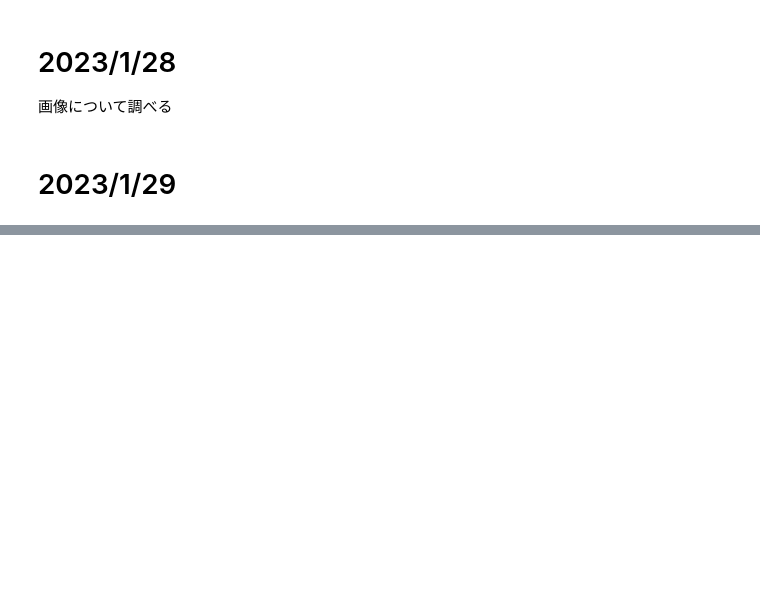
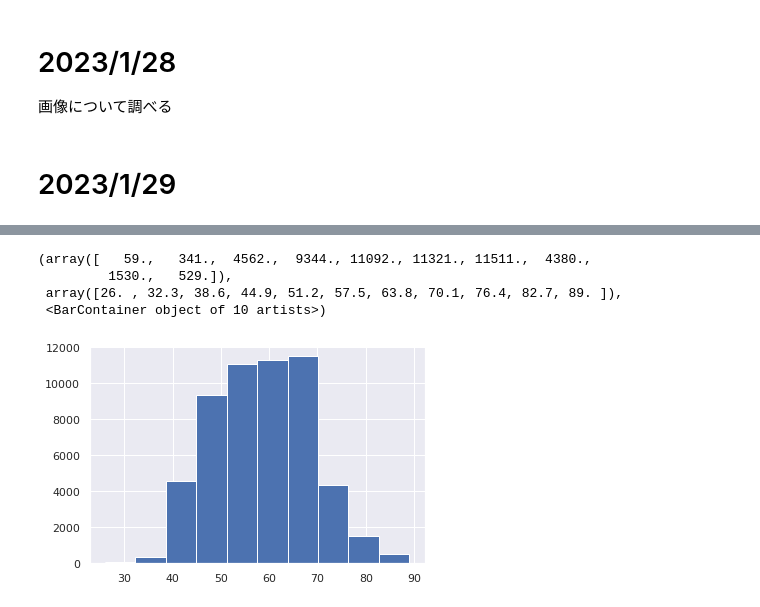
Before and after one commit to sanma-1230/kaggle-competition-rsna, a Jupyter notebook: rsna-tmp.ipynb, the cells around one changed output, grey strips where cells are left out. Saved outputs shown, nothing was run; the diff lists cells and outputs as text; code cells hidden in the pictures; blank space fills up the shorter version.

```diff
--- a/rsna-tmp.ipynb
+++ b/rsna-tmp.ipynb
@@ -558,0 +556,10 @@ KeyboardInterrupt:
+# %%
+import seaborn as sns
+sns.set()
+plt.hist(train.age)
+# %% [output]
+(array([   59.,   341.,  4562.,  9344., 11092., 11321., 11511.,  4380.,
+         1530.,   529.]),
+ array([26. , 32.3, 38.6, 44.9, 51.2, 57.5, 63.8, 70.1, 76.4, 82.7, 89. ]),
+ <BarContainer object of 10 artists>)
+[figure, added]
```
Also changed, not shown: parts of 7 cells of this notebook.
